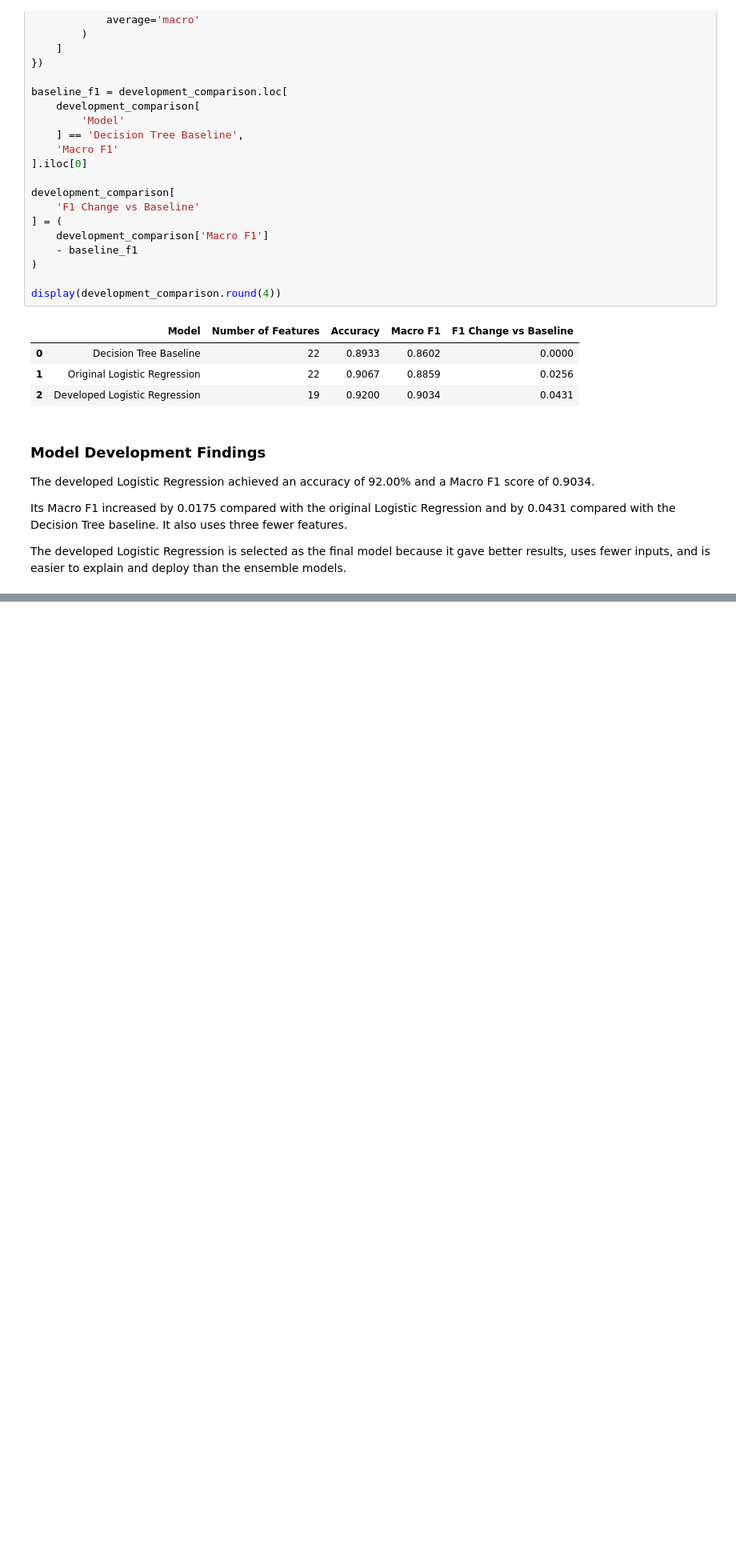
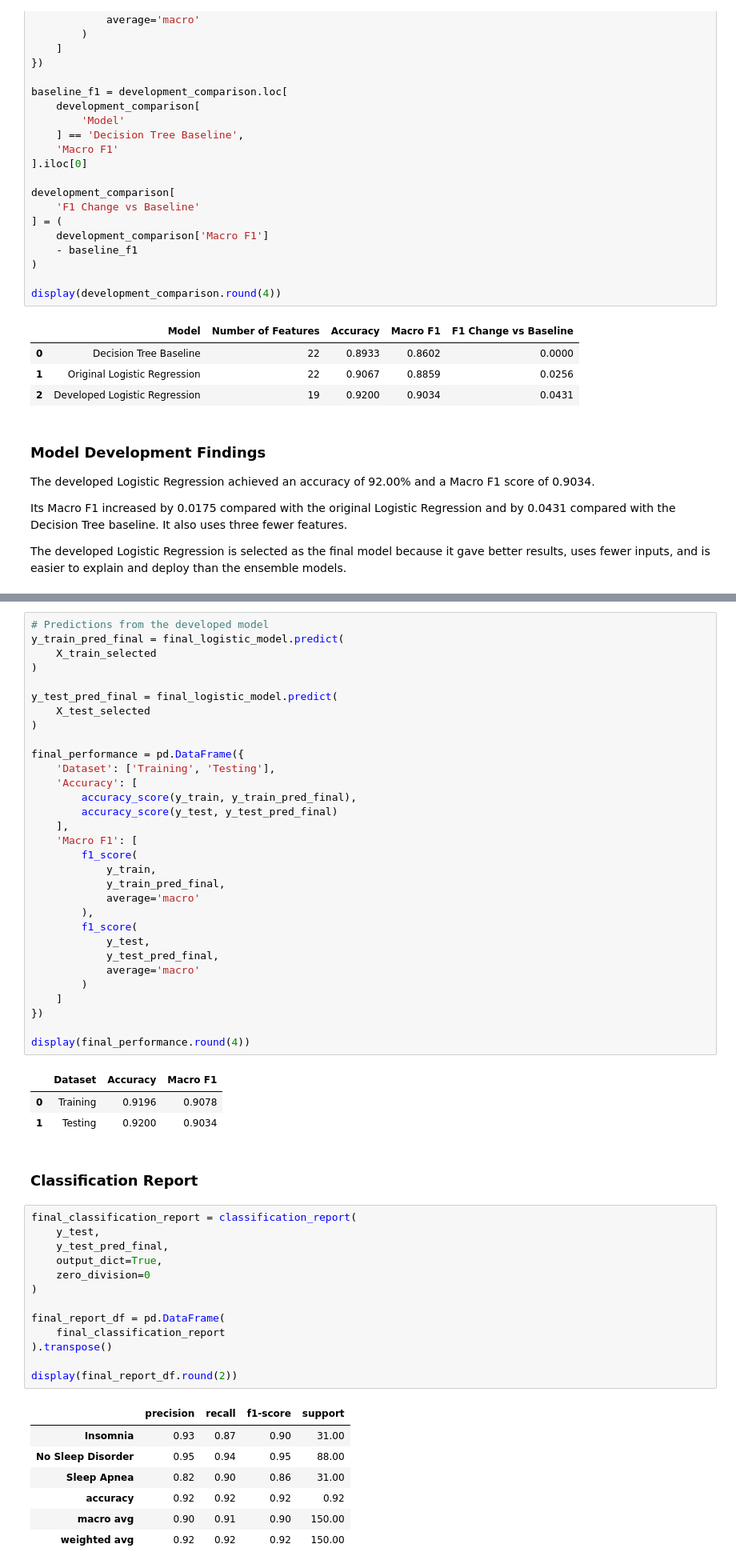
Before and after one commit to ShiroiYukiis/mldp, a Jupyter notebook: MLDP Program Codes Submission Template.ipynb, the cells around one changed output, grey strips where cells are left out. Shown at 80% size. Saved outputs shown, nothing was run; the diff lists cells and outputs as text; blank space fills up the shorter version.

Commit message:
Final model evaluation

```diff
--- a/MLDP Program Codes Submission Template.ipynb
+++ b/MLDP Program Codes Submission Template.ipynb
@@ -1527,0 +1532,58 @@ The developed Logistic Regression is selected as the final model because it gave
+# %%
+# Predictions from the developed model
+y_train_pred_final = final_logistic_model.predict(
+    X_train_selected
+)
+
+y_test_pred_final = final_logistic_model.predict(
+    X_test_selected
+)
+
+final_performance = pd.DataFrame({
+    'Dataset': ['Training', 'Testing'],
+    'Accuracy': [
+        accuracy_score(y_train, y_train_pred_final),
+        accuracy_score(y_test, y_test_pred_final)
+    ],
+    'Macro F1': [
+        f1_score(
+            y_train,
+            y_train_pred_final,
+            average='macro'
+        ),
+        f1_score(
+            y_test,
+            y_test_pred_final,
+            average='macro'
+        )
+    ]
+})
+
+display(final_performance.round(4))
+# %% [output]
+|  | Dataset | Accuracy | Macro F1 |
+| 0 | Training | 0.9196 | 0.9078 |
+| 1 | Testing | 0.9200 | 0.9034 |
+# %% [markdown]
+### Classification Report
+# %%
+final_classification_report = classification_report(
+    y_test,
+    y_test_pred_final,
+    output_dict=True,
+    zero_division=0
+)
+
+final_report_df = pd.DataFrame(
+    final_classification_report
+).transpose()
+
+display(final_report_df.round(2))
+# %% [output]
+|  | precision | recall | f1-score | support |
+| Insomnia | 0.93 | 0.87 | 0.90 | 31.00 |
+| No Sleep Disorder | 0.95 | 0.94 | 0.95 | 88.00 |
+| Sleep Apnea | 0.82 | 0.90 | 0.86 | 31.00 |
+| accuracy | 0.92 | 0.92 | 0.92 | 0.92 |
+| macro avg | 0.90 | 0.91 | 0.90 | 150.00 |
+| weighted avg | 0.92 | 0.92 | 0.92 | 150.00 |
```
Also changed, not shown: parts of 5 cells of this notebook.
